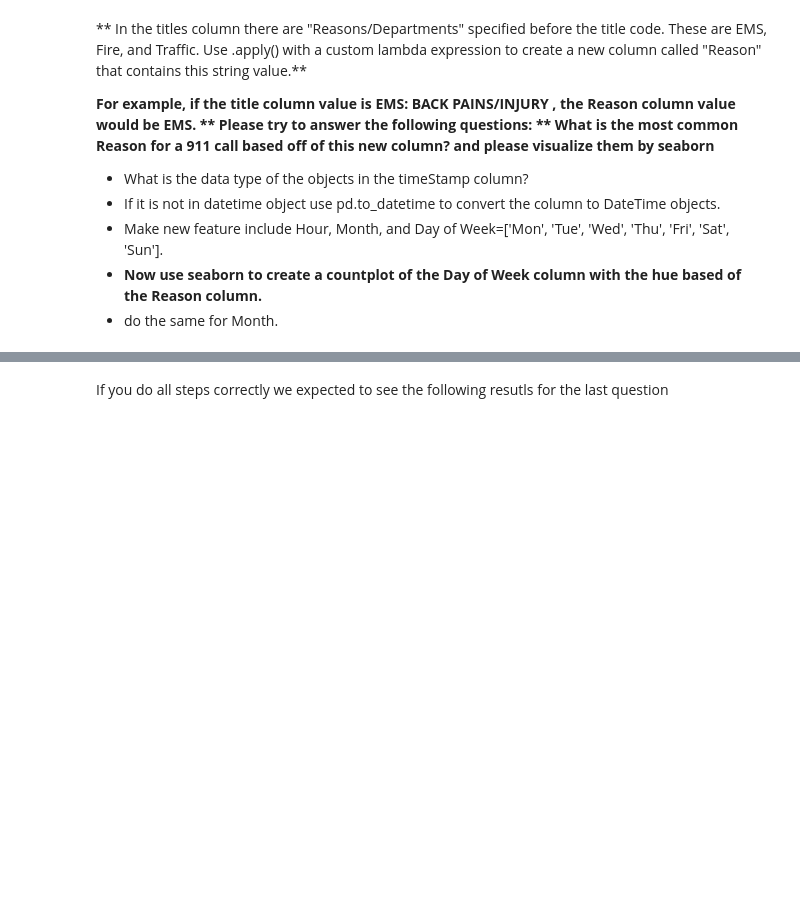
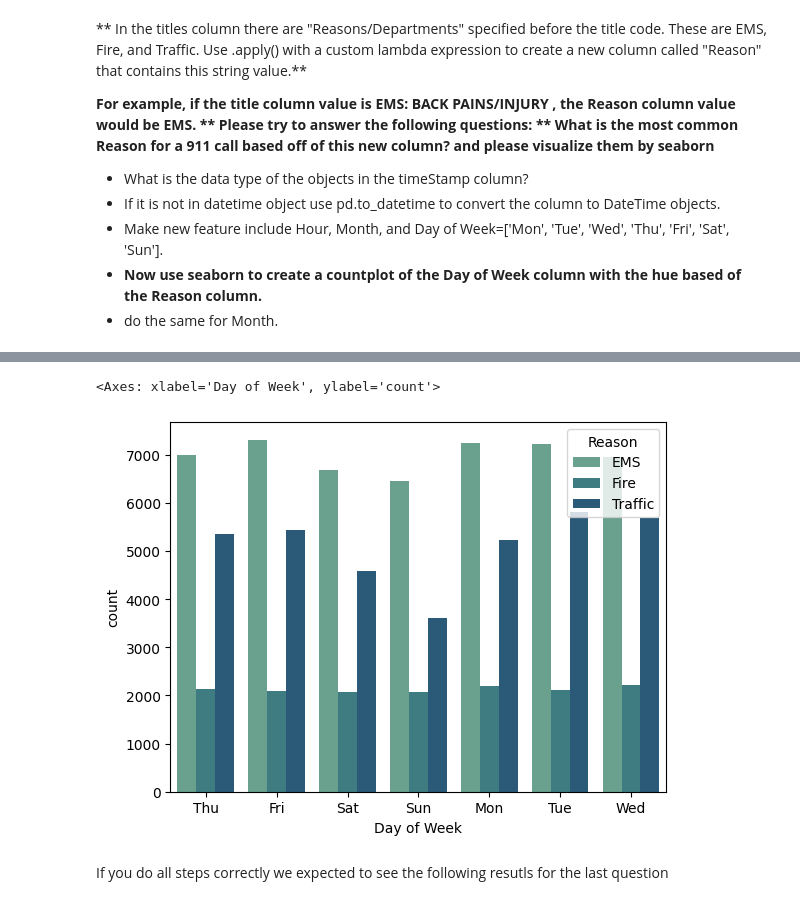
Before and after one commit to tersor/dat803, a Jupyter notebook: oppgave-01/01-911 Calls Data project.ipynb, the cells around one changed output, grey strips where cells are left out. Saved outputs shown, nothing was run; the diff lists cells and outputs as text; code cells hidden in the pictures; blank space fills up the shorter version.

```diff
--- a/oppgave-01/01-911 Calls Data project.ipynb
+++ b/oppgave-01/01-911 Calls Data project.ipynb
@@ -91,0 +135,3 @@ Please try to answer the following questions:
+# %%
+df['timeStamp'] = pd.to_datetime(df['timeStamp'])
+df['timeStamp'].dtype
@@ -91,0 +152,6 @@ Please try to answer the following questions:
+# %%
+df['Hour'] = df['timeStamp'].apply(lambda x: x.hour)
+df['Month'] = df['timeStamp'].apply(lambda x: x.month)
+df['Day of Week'] = df['timeStamp'].apply(lambda x: x.strftime('%a'))
+#df['Day of Week name'] = df['timeStamp'].apply(lambda x: x.day_name())
+df
@@ -92,2 +172,7 @@ Please try to answer the following questions:
+# %%
+sns.countplot(data=df, hue='Reason', x='Day of Week', palette='crest')
+# %% [output]
+<Axes: xlabel='Day of Week', ylabel='count'>
+[figure, added]
 # %% [markdown]
 If you do all steps correctly we expected to see the following resutls for the last question
```
Also changed, not shown: parts of 36 cells of this notebook, 12 other files.
